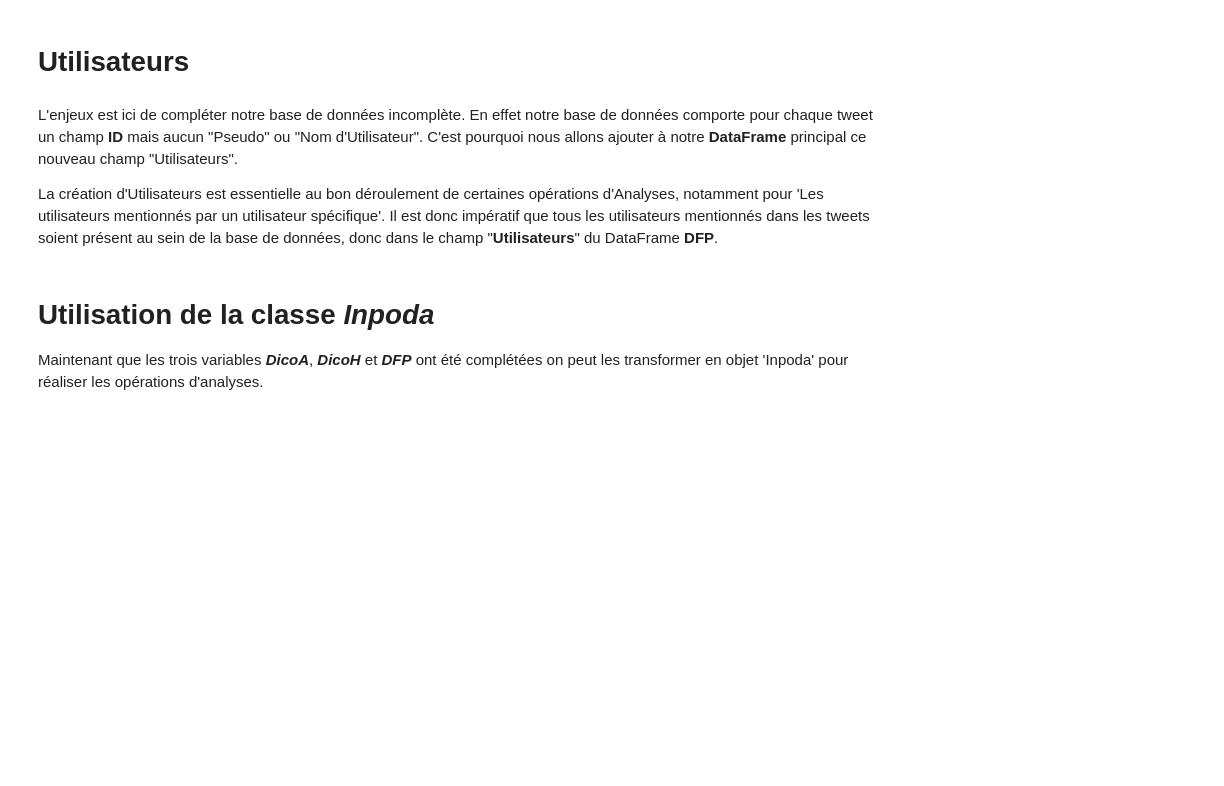
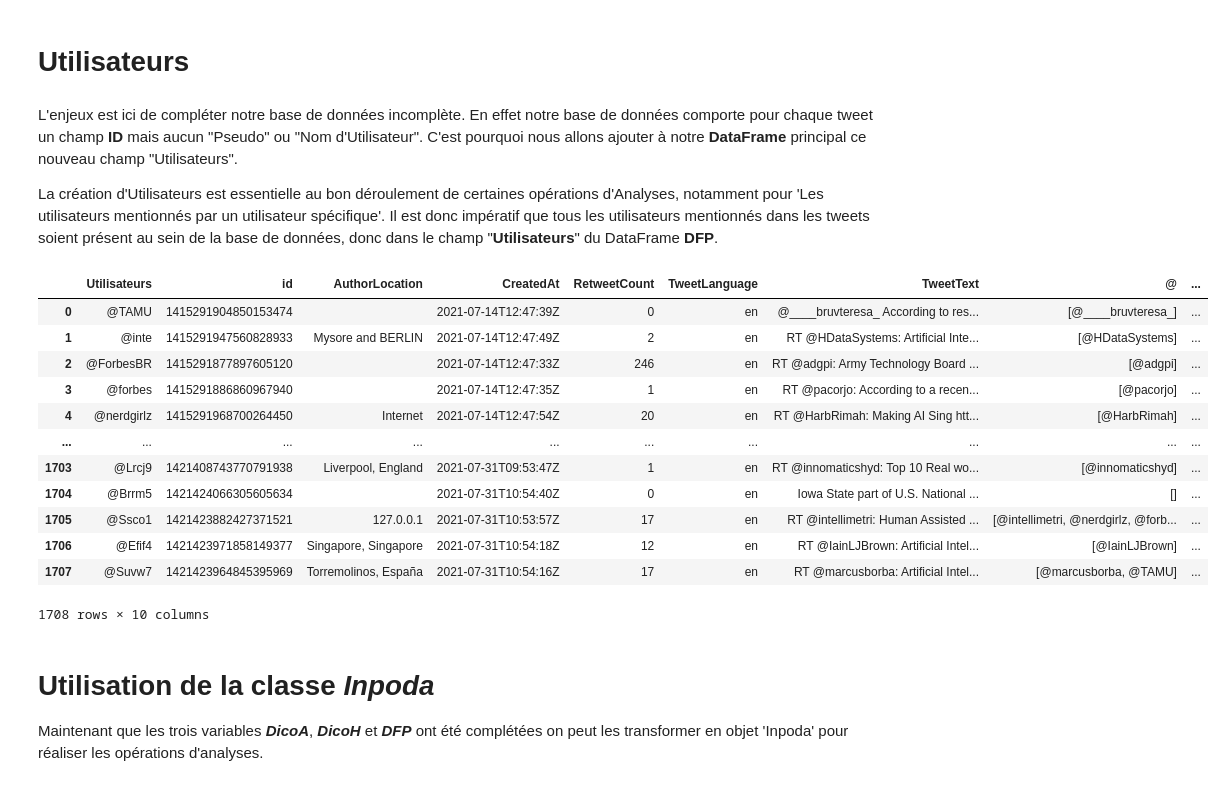
Before and after one commit to LugolBis/Projet-IN304, a Jupyter notebook: InPoDa POO 2.ipynb, the cells around one changed output. Cells and saved outputs as stored; diff of their text form; code cells hidden in the pictures; blank space fills up the shorter version.

```diff
--- a/InPoDa POO 2.ipynb
+++ b/InPoDa POO 2.ipynb
@@ -43,7 +82,7 @@ class Tweet:
         # 'chaine' doit être un 'str'
         self.chaine = chaine # Reconversion du Tweet en 'str'
 
-        def Hashtags(chaine): # Entrée : Chaîne de caractères
+        def Hashtags(chaine=str): # Entrée : 'str'
             ListeH = []
             SousChaine = chaine.split()
             for elem in SousChaine:
@@ -57,11 +96,11 @@ class Tweet:
                         else:
                             indice = len(elem)
                     ListeH.append(elem[0]+elem2)
-            return ListeH   # Renvoie une liste contenant les # du Tweet
+            return ListeH   # Sortie : 'list' contenant les '#' du tweet
 
         self.Hashtags = Hashtags(chaine)
 
-        def Arobases(chaine): # Prend en entrée un str
+        def Arobases(chaine=str): # Entrée : 'str'
             ListeA = []
             SousChaine = chaine.split()
             for elem in SousChaine:
@@ -75,11 +114,11 @@ class Tweet:
                         else:
                             indice = len(elem)
                     ListeA.append(elem[0]+elem2)
-            return ListeA   # Renvoie une liste contenant les @ du Tweet
+            return ListeA   # Sortie : 'list' contenant les @ du tweet
 
         self.Arobases = Arobases(chaine)
 
-        def Sentiment(Tweet): # Prend en entrée une chaîne de caractères
+        def Sentiment(Tweet=str): # Entrée : 'str'
             from textblob import TextBlob
             blob = TextBlob(Tweet)
             polarite = blob.sentiment.polarity
@@ -88,14 +127,9 @@ class Tweet:
             elif polarite < 0:
                 return 'Negatif'
             else:
-                return 'Neutre' # Sortie : Chaîne de caractère ('str')
+                return 'Neutre' # Sortie : 'str' contenant le sentiment du tweet
 
         self.Sentiment = Sentiment(chaine)
 
     def __repr__(self):
         return self.chaine
-
-
-chaine = "Bon @jour Je suis la"
-Tweet1 = Tweet(chaine)
-type({})
@@ -379,25 +415,40 @@ La création d'Utilisateurs est essentielle au bon déroulement de certaines op
 # %%
 # Etat : Fonctionne parfaitement
 
-def CreationUtilisateurs(ListeD, nb, DFP):  # Entrée : Liste Utilisateurs mentionnés ('dict_keys'), nombre ('int'), DataFrame principal (DFP)
+def CreationUtilisateurs(ListeD, nb=int, DFP=DataFrame):  # Entrée : Liste Utilisateurs mentionnés ('dict_keys'), nombre ('int'), DataFrame principal (DFP)
     from random import randint
     from pandas import DataFrame
     from pandas import concat
     ListeUtilisateurs = list(ListeD)
     ListeUtilisateurs.reverse()    # On inverse la liste des utilisateurs mentionnés pour éviter qu'un utilisateur se mentitonne lui même
     for i in range(nb):
         Lettre1 = chr(randint(65, 90))   # Intervalle Unicode des lettres Majuscules de l'alphabet latin
         Lettre2 = chr(randint(97, 122))
         Lettre3 = chr(randint(97, 122))  # Intervalle Unicode des lettres Minuscules de l'alphabet latin
         Lettre4 = chr(randint(97, 122))
         Chiffre1 = chr(randint(48, 57))  # Intervalle Unicode des chiffres
         Utilisateur = '@' + Lettre1 + Lettre2 + Lettre3 + Lettre4 + Chiffre1  # On ajoute '@' en début de Nom d'utilisateur pour s'assurer de l'homogéité des données.
         ListeUtilisateurs.append(Utilisateur)
     DFUtilisateurs = DataFrame({"Utilisateurs": ListeUtilisateurs})
     DFP = concat([DFUtilisateurs, DFP], axis=1)
     return DFP
 
 DFP = CreationUtilisateurs(DicoA.keys(), (1708-len(DicoA)), DFP)
+DFP
+# %% [output]
+|  | Utilisateurs | id | AuthorLocation | CreatedAt | RetweetCount | TweetLanguage | TweetText | @ | ... |
+| 0 | @TAMU | 1415291904850153474 |  | 2021-07-14T12:47:39Z | 0 | en | @____bruvteresa_ According to res... | [@____bruvteresa_] | ... |
+| 1 | @inte | 1415291947560828933 | Mysore and BERLIN | 2021-07-14T12:47:49Z | 2 | en | RT @HDataSystems: Artificial Inte... | [@HDataSystems] | ... |
+| 2 | @ForbesBR | 1415291877897605120 |  | 2021-07-14T12:47:33Z | 246 | en | RT @adgpi: Army Technology Board ... | [@adgpi] | ... |
+| 3 | @forbes | 1415291886860967940 |  | 2021-07-14T12:47:35Z | 1 | en | RT @pacorjo: According to a recen... | [@pacorjo] | ... |
+| 4 | @nerdgirlz | 1415291968700264450 | Internet | 2021-07-14T12:47:54Z | 20 | en | RT @HarbRimah: Making AI Sing htt... | [@HarbRimah] | ... |
+| ... | ... | ... | ... | ... | ... | ... | ... | ... | ... |
+| 1703 | @Lrcj9 | 1421408743770791938 | Liverpool, England | 2021-07-31T09:53:47Z | 1 | en | RT @innomaticshyd: Top 10 Real wo... | [@innomaticshyd] | ... |
+| 1704 | @Brrm5 | 1421424066305605634 |  | 2021-07-31T10:54:40Z | 0 | en | Iowa State part of U.S. National ... | [] | ... |
+| 1705 | @Ssco1 | 1421423882427371521 | 127.0.0.1 | 2021-07-31T10:53:57Z | 17 | en | RT @intellimetri: Human Assisted ... | [@intellimetri, @nerdgirlz, @forb... | ... |
+| 1706 | @Efif4 | 1421423971858149377 | Singapore, Singapore | 2021-07-31T10:54:18Z | 12 | en | RT @IainLJBrown: Artificial Intel... | [@IainLJBrown] | ... |
+| 1707 | @Suvw7 | 1421423964845395969 | Torremolinos, España | 2021-07-31T10:54:16Z | 17 | en | RT @marcusborba: Artificial Intel... | [@marcusborba, @TAMU] | ... |
+1708 rows × 10 columns
 # %% [markdown]
 # Utilisation de la classe ***Inpoda***
 Maintenant que les trois variables ***DicoA***, ***DicoH*** et ***DFP*** ont été complétées on peut les transformer en objet 'Inpoda' pour réaliser les opérations d'analyses.
```
Also changed, not shown: parts of 13 cells of this notebook.
